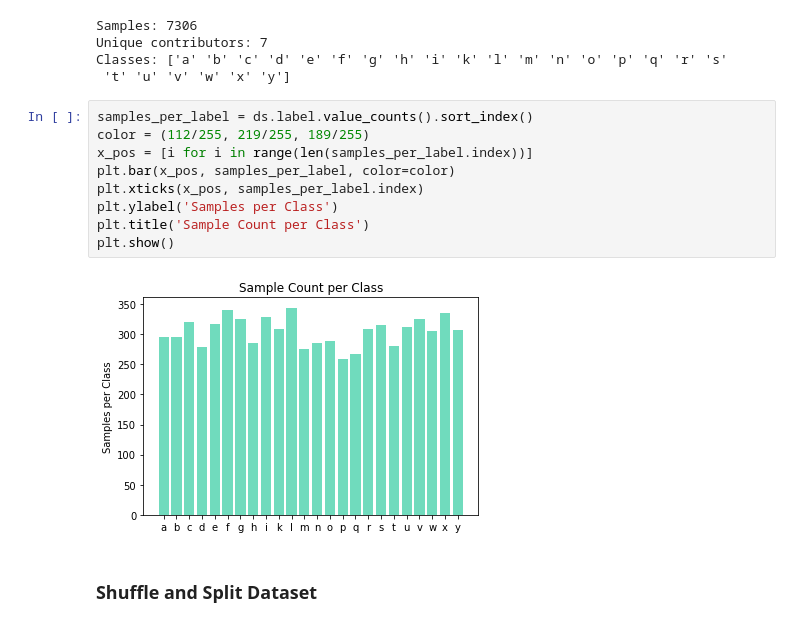
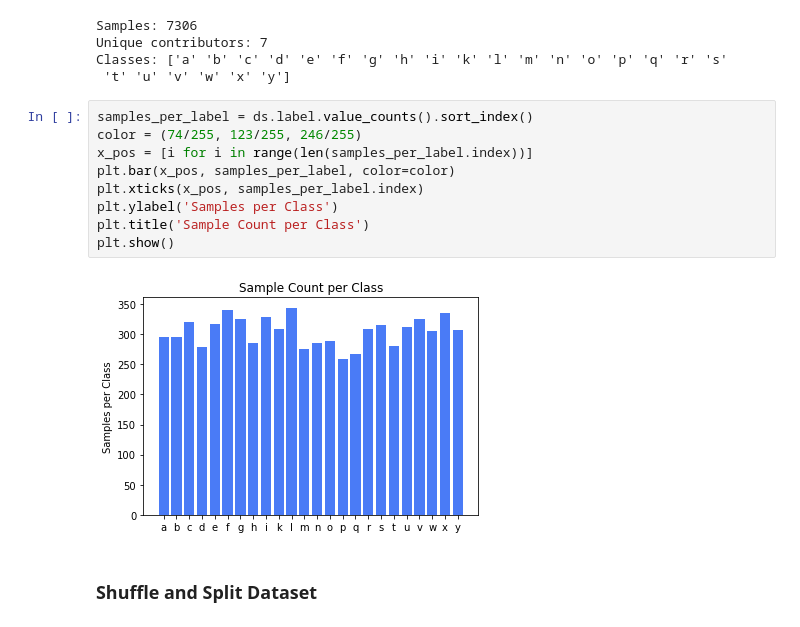
Before and after one commit to MoritzKronberger/FLAI, a Jupyter notebook: neural_net/flai_net/train_neural_net.ipynb, the cells around one changed output. Drawn from its saved outputs; the diff is of its cells as text.

```diff
--- a/neural_net/flai_net/train_neural_net.ipynb
+++ b/neural_net/flai_net/train_neural_net.ipynb
@@ -34,15 +34,15 @@ Classes: ['a' 'b' 'c' 'd' 'e' 'f' 'g' 'h' 'i' 'k' 'l' 'm' 'n' 'o' 'p' 'q' 'r' 's
  't' 'u' 'v' 'w' 'x' 'y']
 # %%
 samples_per_label = ds.label.value_counts().sort_index()
-color = (112/255, 219/255, 189/255)
+color = (74/255, 123/255, 246/255)
 x_pos = [i for i in range(len(samples_per_label.index))]
 plt.bar(x_pos, samples_per_label, color=color)
 plt.xticks(x_pos, samples_per_label.index)
 plt.ylabel('Samples per Class')
 plt.title('Sample Count per Class')
 plt.show()
 # %% [output]
-[figure, old version]
+[figure, new version]
 # %% [markdown]
 ### Shuffle and Split Dataset
 # %%
```
Also changed, not shown: parts of 8 cells of this notebook.
